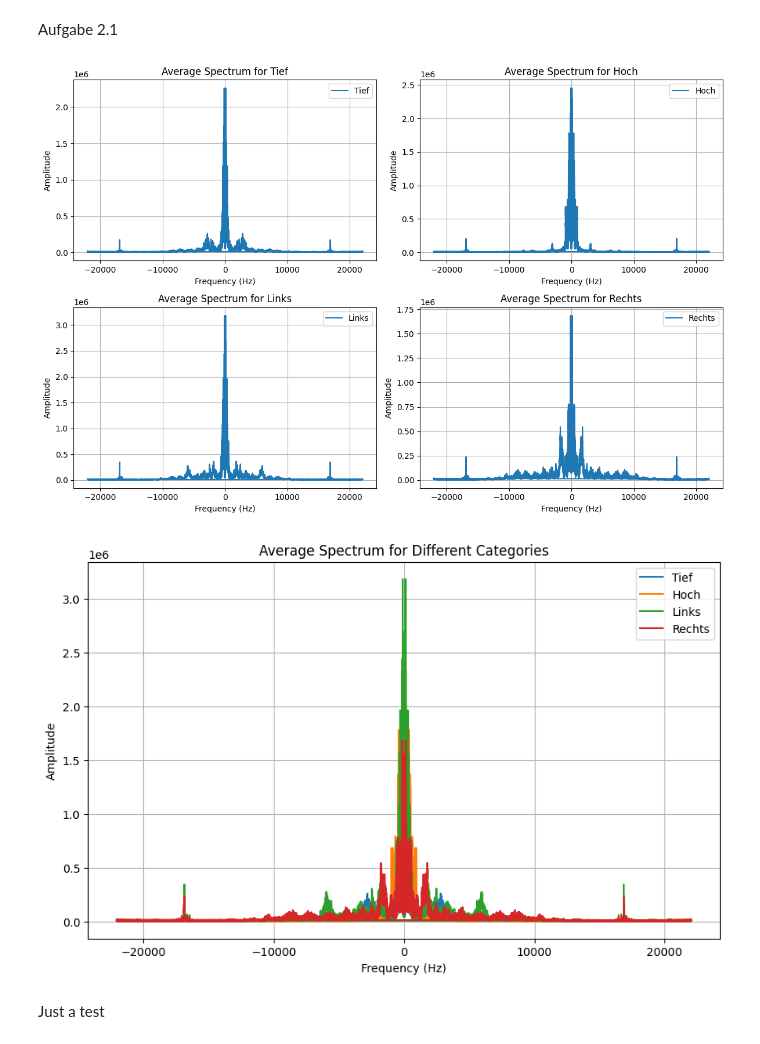
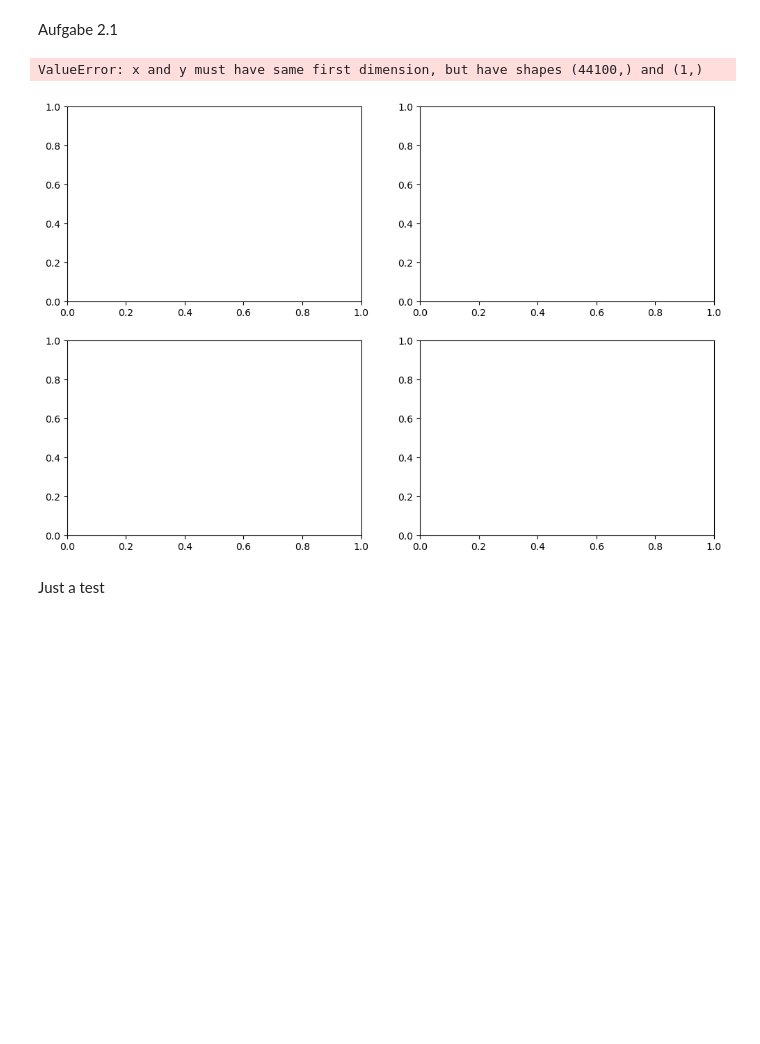
Before and after one commit to Matze-Katze/SSS, a Jupyter notebook: Versuch4/versuch4.ipynb, the cells around one changed output. Cells and saved outputs as stored; diff of their text form; code cells hidden in the pictures; blank space fills up the shorter version.

```diff
--- a/Versuch4/versuch4.ipynb
+++ b/Versuch4/versuch4.ipynb
@@ -6,6 +6,7 @@ import scipy as sp
 import math
 
 SAMPLEFREQ = 44100
+FREQUENCIES = numpy.fft.fftfreq(SAMPLEFREQ, d=1/SAMPLEFREQ)
 # %%
 import pyaudio
 
@@ -30,17 +31,21 @@ def aufnahme():
 #aufnahme()
 # %%
 
-def trigger(path, threshold):
+def trigger(path, threshold,skipheader=0):
     sample = numpy.load(path)
     x = []
-    for i in range(len(sample)):
+    for i in range(skipheader,len(sample)):
         if sample[i] >= threshold:
+            for j in range(i,len(sample)):
+                if(-100<=sample[j]<=100):
+                    i=j
+                    break
             x = sample[i:]
             break
     return x[0:SAMPLEFREQ]
 
 
-test = trigger("./file.npy",2000)
+test = trigger("./file.npy",2500)
 plt.plot(test)
 # %% [output]
 [<matplotlib.lines.Line2D at 0x...>]
@@ -49,13 +54,12 @@ plt.plot(test)
 
 def calculate_amplitude_spectrum(signal):
     n = len(signal)
-    frequencies = numpy.fft.fftfreq(n, d=1/SAMPLEFREQ)
     spectrum = numpy.fft.fft(signal)
     amplitude_spectrum = numpy.abs(spectrum)
-    return frequencies, amplitude_spectrum
+    return amplitude_spectrum
 
-frequencies, amplitude_spectrum = calculate_amplitude_spectrum(test)
-plt.plot(frequencies, amplitude_spectrum)
+amplitude_spectrum = calculate_amplitude_spectrum(test)
+plt.plot(FREQUENCIES, amplitude_spectrum)
 plt.xlabel('Frequency')
 plt.ylabel('Amplitude')
 plt.show()
@@ -100,51 +102,54 @@ plt.show()
 # %% [markdown]
 Aufgabe 2.1
 # %%
-folder_path = './test/'
+folder_path = "./test/"
+
+rauschen=1200
+
+tief_arrays = {f"tief{i}":trigger(os.path.join(folder_path, f"tief{i}.npy"),rauschen) for i in range(5)}
+hoch_arrays = {f"hoch{i}":trigger(os.path.join(folder_path, f"hoch{i}.npy"),rauschen) for i in range(5)}
+links_arrays = {f"links{i}":trigger(os.path.join(folder_path, f"links{i}.npy"),rauschen) for i in range(5)}
+rechts_arrays = {f"rechts{i}":trigger(os.path.join(folder_path, f"rechts{i}.npy"),rauschen) for i in range(5)}
 
 
-tief_arrays = {f'tief{i}': numpy.load(os.path.join(folder_path, f"tief{i}.npy")) for i in range(5)}
-hoch_arrays = {f'hoch{i}': numpy.load(os.path.join(folder_path, f"hoch{i}.npy")) for i in range(5)}
-links_arrays = {f'links{i}': numpy.load(os.path.join(folder_path, f"links{i}.npy")) for i in range(5)}
-rechts_arrays = {f'rechts{i}': numpy.load(os.path.join(folder_path, f"rechts{i}.npy")) for i in range(5)}
-
 def plot_average_spectrum(category, arrays, ax=None):
-    average_spectrum = numpy.mean([calculate_amplitude_spectrum(arr)[1] for arr in arrays.values()], axis=0)
-    ax.plot(calculate_amplitude_spectrum(list(arrays.values())[0])[0], average_spectrum, label=category)
+    average_spectrum = numpy.mean([calculate_amplitude_spectrum(arr) for arr in arrays.values()], axis=0)
+    ax.plot(FREQUENCIES, average_spectrum, label=category)
     ax.set_title(f'Average Spectrum for {category}')
     ax.set_xlabel('Frequency (Hz)')
     ax.set_ylabel('Amplitude')
     ax.legend()
     ax.grid(True)
 
 
 fig, axes = plt.subplots(nrows=2, ncols=2, figsize=(12, 8))
 
 plot_average_spectrum('Tief', tief_arrays, ax=axes[0, 0])
 plot_average_spectrum('Hoch', hoch_arrays, ax=axes[0, 1])
 plot_average_spectrum('Links', links_arrays, ax=axes[1, 0])
 plot_average_spectrum('Rechts', rechts_arrays, ax=axes[1, 1])
 
 plt.tight_layout()
 plt.show()
 
 
 plt.figure(figsize=(10, 6))
 
 plot_average_spectrum('Tief', tief_arrays, plt.gca())
 plot_average_spectrum('Hoch', hoch_arrays, plt.gca())
 plot_average_spectrum('Links', links_arrays, plt.gca())
 plot_average_spectrum('Rechts', rechts_arrays, plt.gca())
 
 plt.title('Average Spectrum for Different Categories')
 plt.xlabel('Frequency (Hz)')
 plt.ylabel('Amplitude')
 plt.legend()
 plt.grid(True)
+print(str(tief_arrays)+"\n"+str(hoch_arrays))
 plt.show()
 # %% [output]
+ValueError: x and y must have same first dimension, but have shapes (44100,) and (1,)
-[figure, old version]
+[figure, new version]
-[figure, removed]
 # %% [markdown]
 Just a test
 # %%
```
Also changed, not shown: parts of 4 cells of this notebook, 1 other file.
